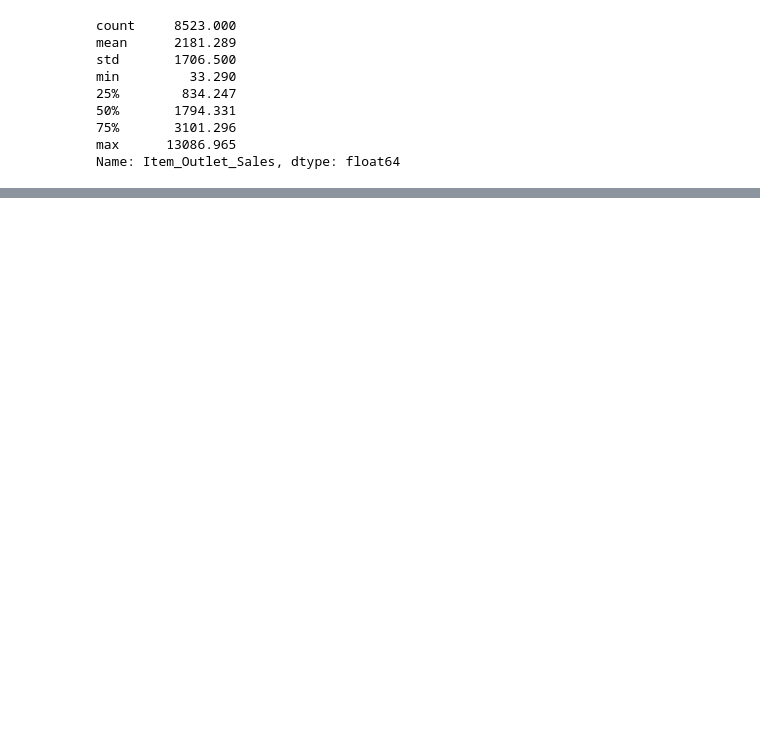
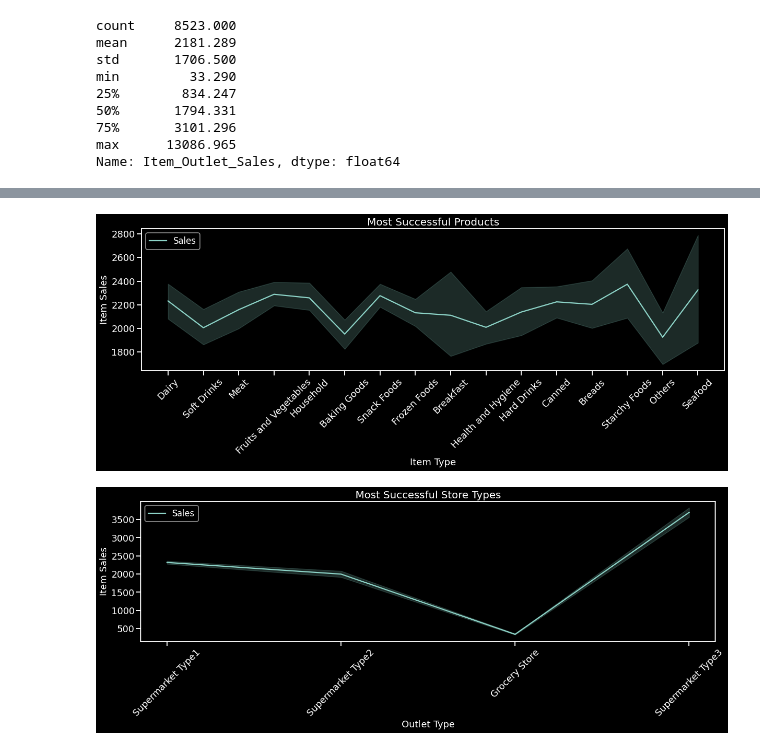
Before and after one commit to SeanRommes/food-sales-predictions, a Jupyter notebook: food_sales_predictions.ipynb, the cells around one changed output, grey strips where cells are left out. Saved outputs shown, nothing was run; the diff lists cells and outputs as text; code cells hidden in the pictures; blank space fills up the shorter version.

```diff
--- a/food_sales_predictions.ipynb
+++ b/food_sales_predictions.ipynb
@@ -342,0 +263,26 @@ These are our max values
+# %%
+sns.set_context('talk')
+plt.style.use('dark_background')
+plt.figure(figsize= (20,5));
+sns.lineplot(x = 'Item_Type', y = 'Item_Outlet_Sales', data = df, markers = ['S'],
+             label = f'Sales');
+plt.xlabel('Item Type',fontsize = 18)
+plt.ylabel('Item Sales',fontsize = 18)
+plt.yticks(fontsize = 18)
+plt.xticks(rotation = 45, fontsize = 18);
+plt.title('Most Successful Products', fontsize = 20)
+plt.legend(loc = 'upper left')
+
+plt.figure(figsize= (20,5));
+sns.lineplot(x = 'Outlet_Type', y = 'Item_Outlet_Sales', data = df, markers = ['S'],
+             label = f'Sales');
+plt.xticks(rotation = 45);
+plt.xlabel('Outlet Type',fontsize = 18)
+plt.ylabel('Item Sales',fontsize = 18)
+plt.yticks(fontsize = 18)
+plt.xticks(rotation = 45, fontsize = 18);
+plt.title('Most Successful Store Types', fontsize = 20)
+plt.legend();
+# %% [output]
+[figure, added]
+[figure, added]
```
Also changed, not shown: parts of 58 cells of this notebook.
